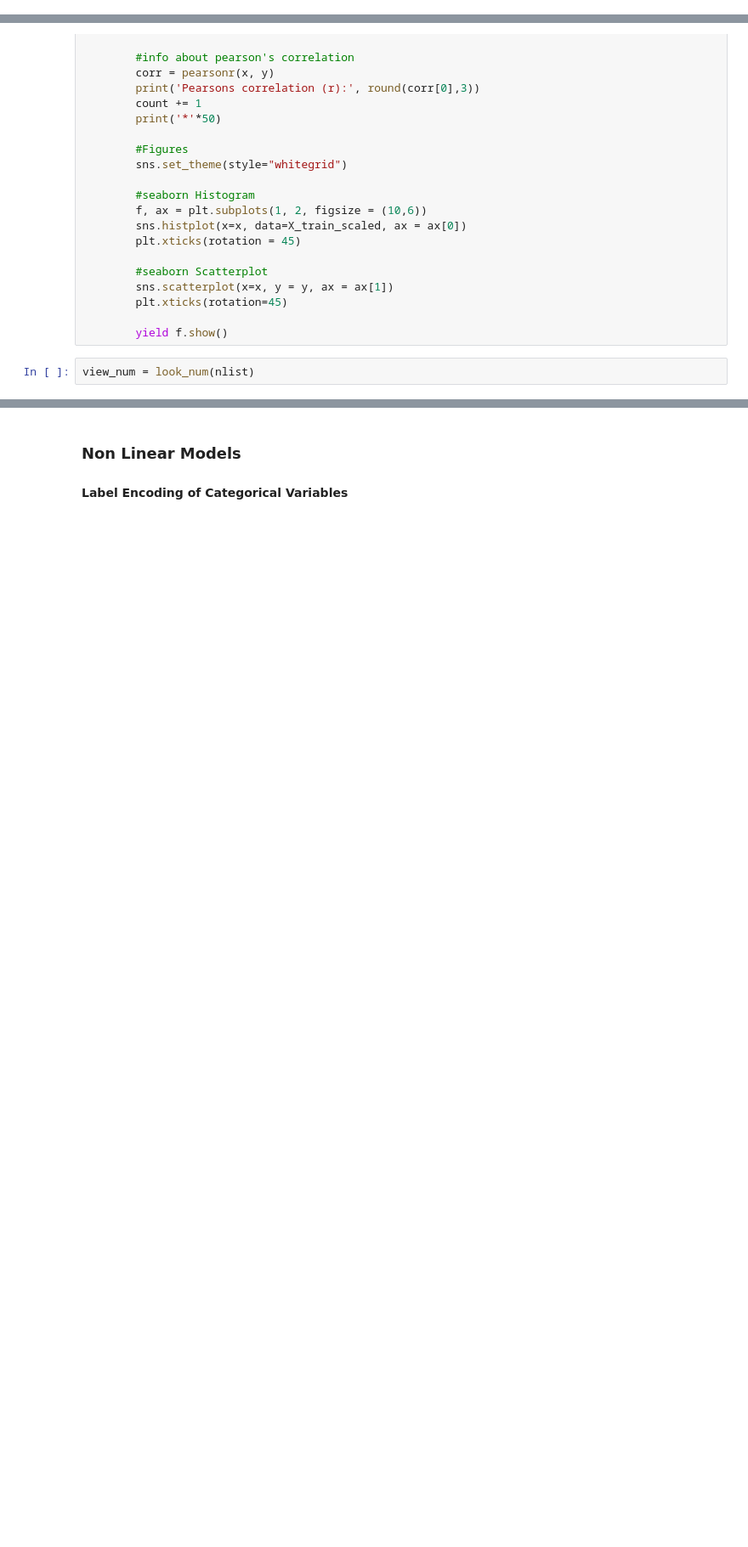
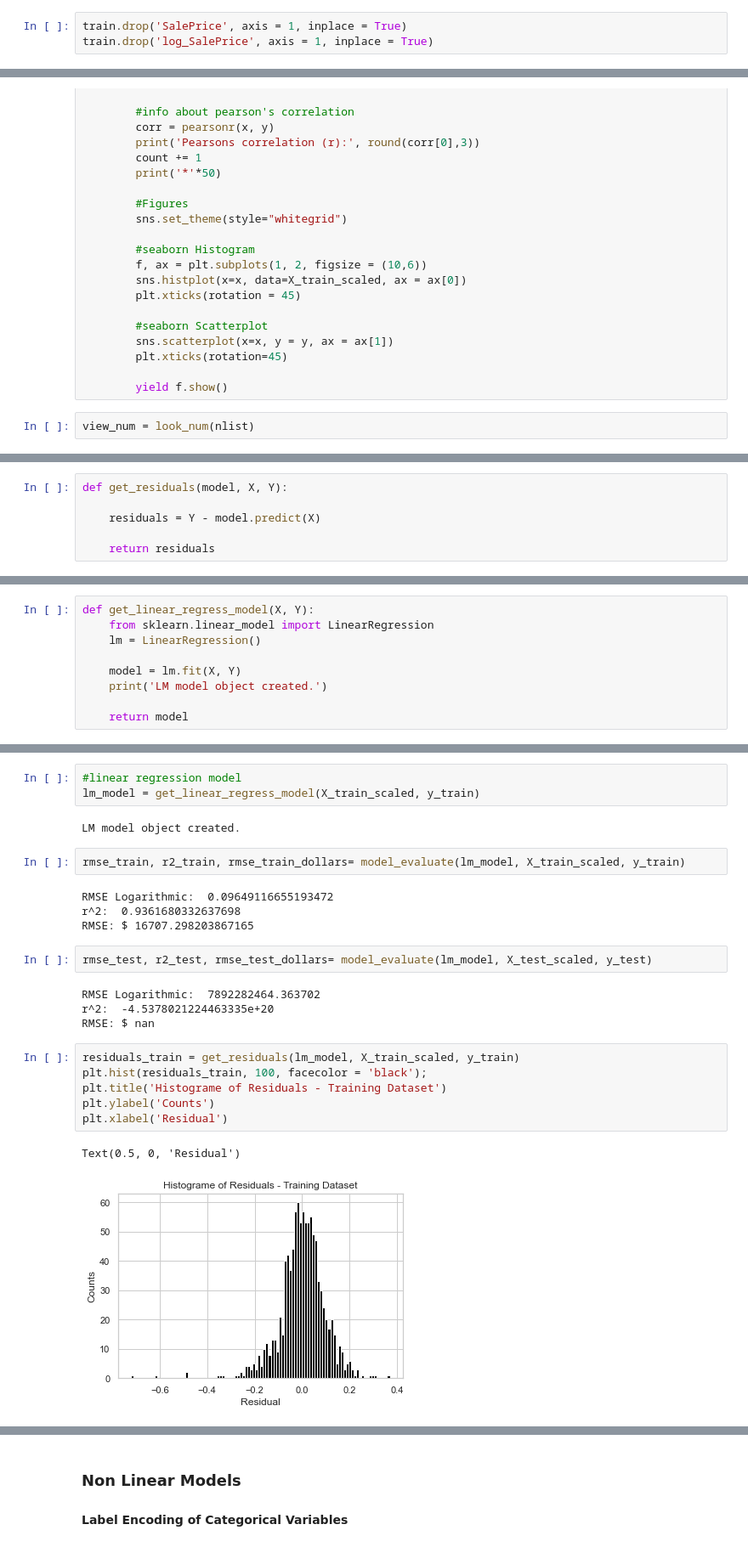
Before and after one commit to aditimayareddy/ameshousing, a Jupyter notebook: II. Feature Selection & Preprocessing.ipynb, the cells around one changed output, grey strips where cells are left out. Shown at 85% size. Drawn from its saved outputs; the diff is of its cells as text; blank space fills up the shorter version.

Commit message:
test code for linear models

```diff
--- a/II. Feature Selection & Preprocessing.ipynb
+++ b/II. Feature Selection & Preprocessing.ipynb
@@ -113,3 +113,6 @@ print(len(cat_var),' categorical variables')
+# %%
+train.drop('SalePrice', axis = 1, inplace = True)
+train.drop('log_SalePrice', axis = 1, inplace = True)
 # %% [markdown]
 ### Linear Models
 #### Dummification of Categorical Variables
@@ -218,0 +229,6 @@ StopIteration:
+# %%
+def get_residuals(model, X, Y):
+
+    residuals = Y - model.predict(X)
+
+    return residuals
@@ -218,0 +290,9 @@ StopIteration:
+# %%
+def get_linear_regress_model(X, Y):
+    from sklearn.linear_model import LinearRegression
+    lm = LinearRegression()
+
+    model = lm.fit(X, Y)
+    print('LM model object created.')
+
+    return model
@@ -218,0 +415,26 @@ StopIteration:
+# %%
+#linear regression model
+lm_model = get_linear_regress_model(X_train_scaled, y_train)
+# %% [output]
+LM model object created.
+# %%
+rmse_train, r2_train, rmse_train_dollars= model_evaluate(lm_model, X_train_scaled, y_train)
+# %% [output]
+RMSE Logarithmic:  0.09649116655193472
+r^2:  0.9361680332637698
+RMSE: $ 16707.298203867165
+# %%
+rmse_test, r2_test, rmse_test_dollars= model_evaluate(lm_model, X_test_scaled, y_test)
+# %% [output]
+RMSE Logarithmic:  7892282464.363702
+r^2:  -4.5378021224463335e+20
+RMSE: $ nan
+# %%
+residuals_train = get_residuals(lm_model, X_train_scaled, y_train)
+plt.hist(residuals_train, 100, facecolor = 'black');
+plt.title('Histograme of Residuals - Training Dataset')
+plt.ylabel('Counts')
+plt.xlabel('Residual')
+# %% [output]
+Text(0.5, 0, 'Residual')
+[figure, added]
```
Also changed, not shown: parts of 54 cells of this notebook.
